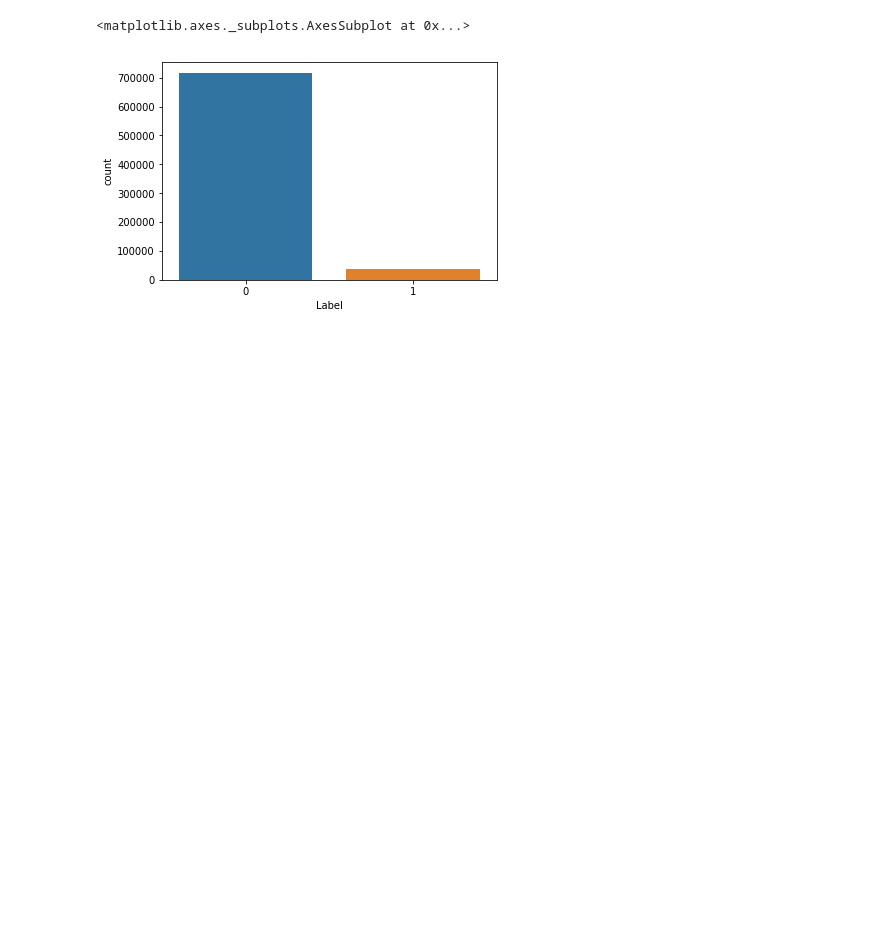
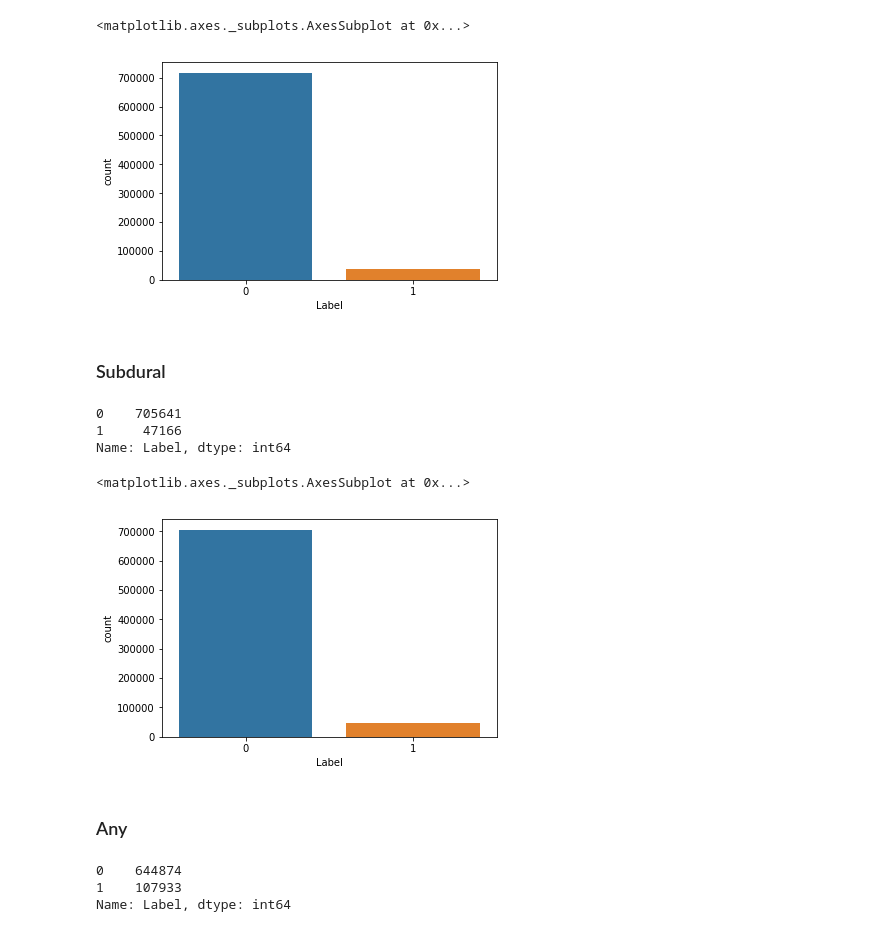
Before and after one commit to sara-kassani/RSNA-Hemorrhage-Detection, a Jupyter notebook: RSNA_Hemorrhage_EDA_01.ipynb, the cells around one changed output. Cells and saved outputs as stored; diff of their text form; code cells hidden in the pictures; blank space fills up the shorter version.

```diff
--- a/RSNA_Hemorrhage_EDA_01.ipynb
+++ b/RSNA_Hemorrhage_EDA_01.ipynb
@@ -114,0 +116,21 @@ sns.countplot(x = "Label", data = train_df[train_df["sub_type"] == "subarachnoid
+# %% [markdown]
+### Subdural
+# %%
+train_df[train_df["sub_type"] == "subdural"]["Label"].value_counts()
+# %% [output]
+0    705641
+1     47166
+Name: Label, dtype: int64
+# %%
+sns.countplot(x = "Label", data = train_df[train_df["sub_type"] == "subdural"])
+# %% [output]
+<matplotlib.axes._subplots.AxesSubplot at 0x...>
+[figure, added]
+# %% [markdown]
+### Any
+# %%
+train_df[train_df["sub_type"] == "any"] ["Label"].value_counts()
+# %% [output]
+0    644874
+1    107933
+Name: Label, dtype: int64
```
Also changed, not shown: parts of 7 cells of this notebook.
